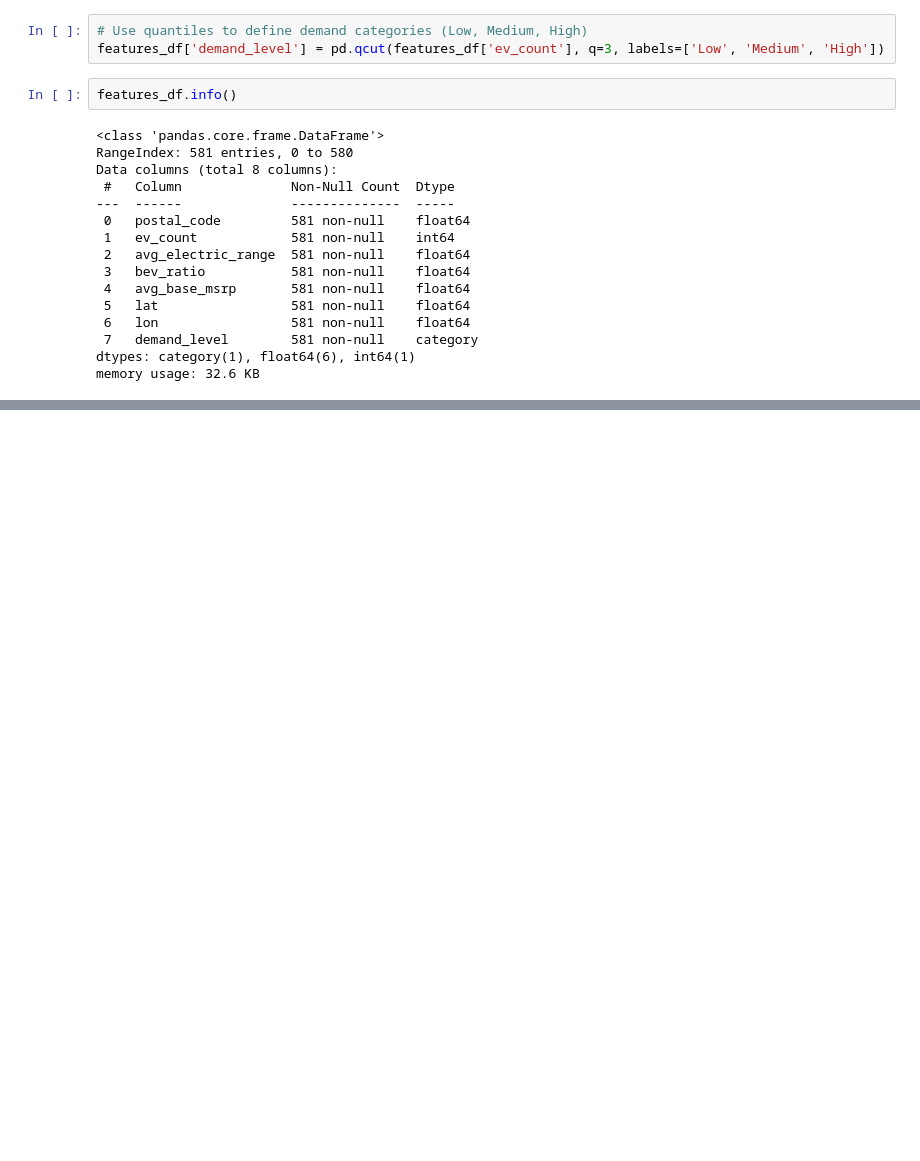
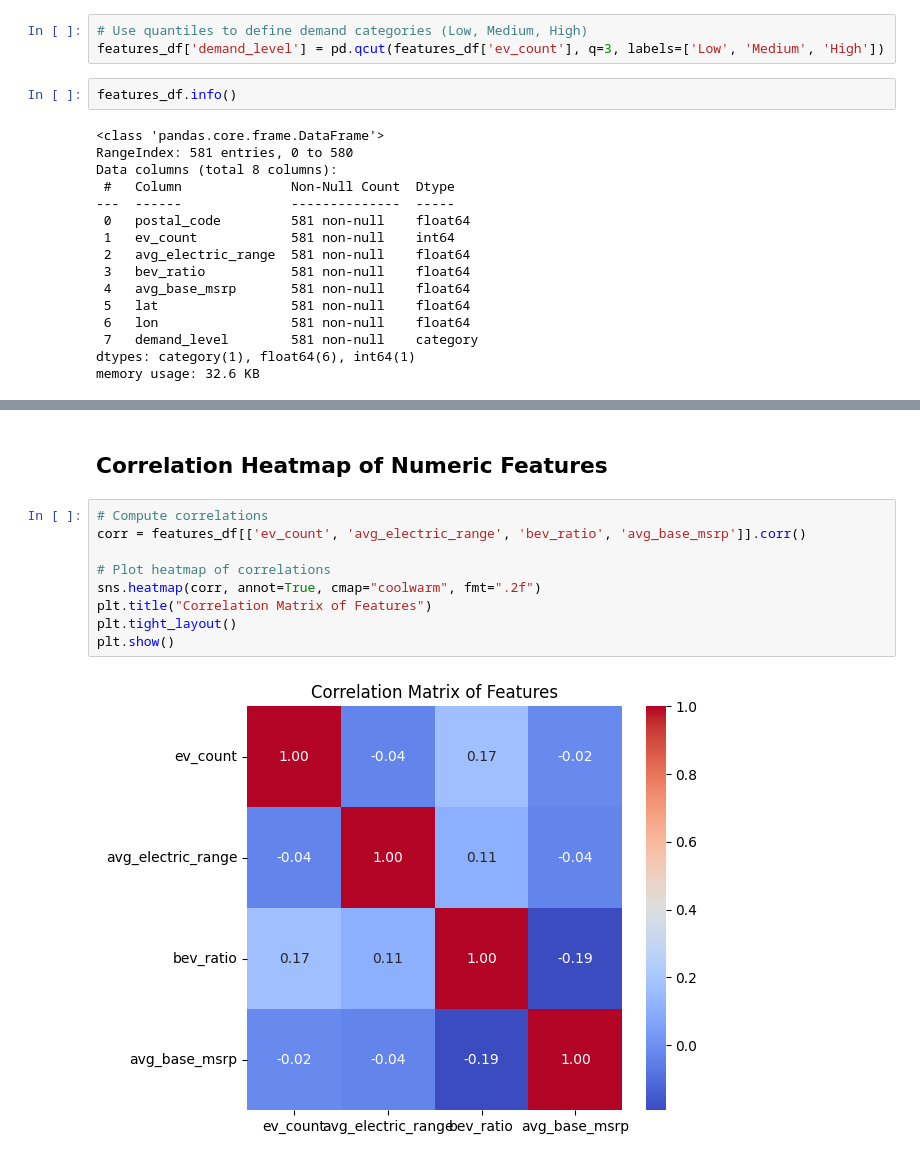
Before and after one commit to sowmyamaddali/ev-market-size-case-study, a Jupyter notebook: notebooks/ev_population_data_preprocessing.ipynb, the cells around one changed output, grey strips where cells are left out. Cells and saved outputs as stored; diff of their text form; blank space fills up the shorter version.

```diff
--- a/notebooks/ev_population_data_preprocessing.ipynb
+++ b/notebooks/ev_population_data_preprocessing.ipynb
@@ -310,0 +327,13 @@ memory usage: 32.6 KB
+# %% [markdown]
+## Correlation Heatmap of Numeric Features
+# %%
+# Compute correlations
+corr = features_df[['ev_count', 'avg_electric_range', 'bev_ratio', 'avg_base_msrp']].corr()
+
+# Plot heatmap of correlations
+sns.heatmap(corr, annot=True, cmap="coolwarm", fmt=".2f")
+plt.title("Correlation Matrix of Features")
+plt.tight_layout()
+plt.show()
+# %% [output]
+[figure, added]
```
Also changed, not shown: parts of 6 cells of this notebook.
